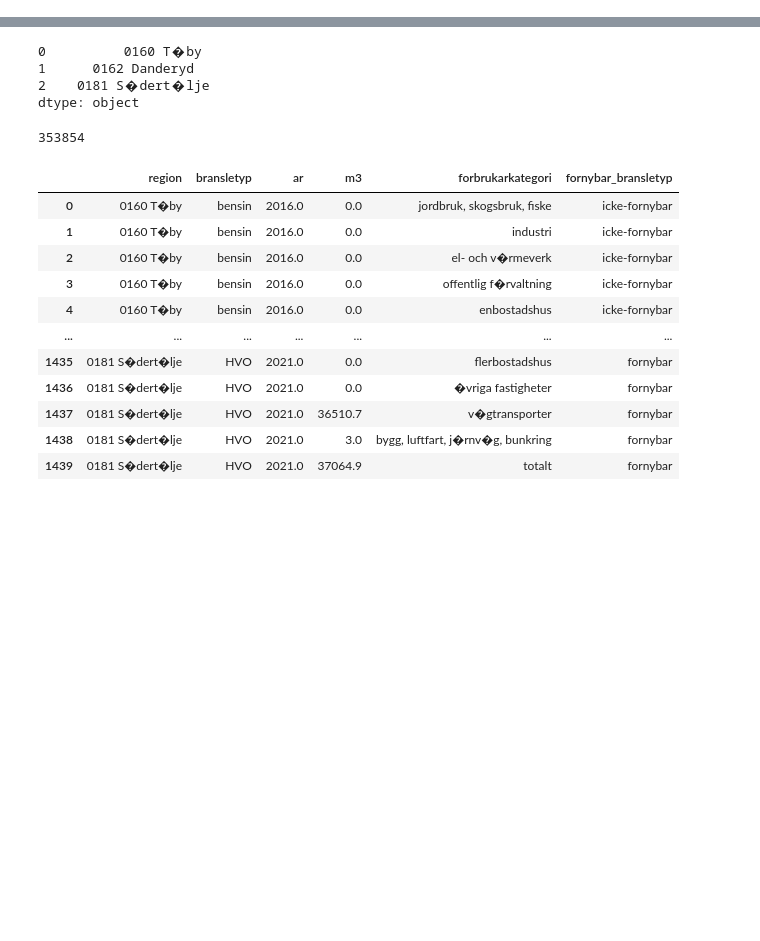
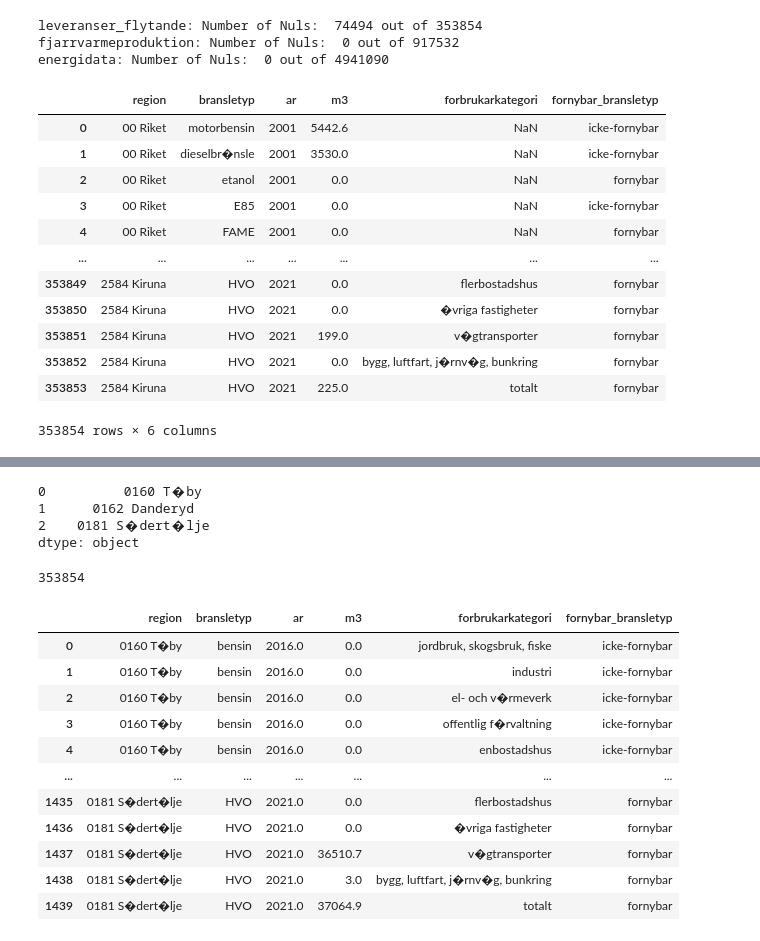
Before and after one commit to mnikolop/case3-swedish-energy, a Jupyter notebook: code/4-descriptive-analysis.ipynb, the cells around one changed output, grey strips where cells are left out. Drawn from its saved outputs; the diff is of its cells as text; code cells hidden in the pictures; blank space fills up the shorter version.

```diff
--- a/code/4-descriptive-analysis.ipynb
+++ b/code/4-descriptive-analysis.ipynb
@@ -62,0 +91,25 @@ freq                     524304
+# %%
+leveranser_flytande.m3 = leveranser_flytande.m3.fillna(method='ffill'); print('leveranser_flytande: Number of Nuls: ', leveranser_flytande.isna().sum().sum(), 'out of', len(leveranser_flytande))
+fjarrvarmeproduktion.MWh = fjarrvarmeproduktion.MWh.interpolate(); print('fjarrvarmeproduktion: Number of Nuls: ', fjarrvarmeproduktion.isna().sum().sum(), 'out of', len(fjarrvarmeproduktion))
+# slutanvandning = slutanvandning.fillna('fffill'); print('slutanvandning: Number of Nuls: ', slutanvandning.isna().sum().sum(), 'out of', len(slutanvandning))
+energidata.MWh = energidata.MWh.fillna(method='ffill'); print('energidata: Number of Nuls: ', energidata.isna().sum().sum(), 'out of', len(energidata))
+# %% [output]
+leveranser_flytande: Number of Nuls:  74494 out of 353854
+fjarrvarmeproduktion: Number of Nuls:  0 out of 917532
+energidata: Number of Nuls:  0 out of 4941090
+# %%
+leveranser_flytande
+# %% [output]
+|  | region | bransletyp | ar | m3 | forbrukarkategori | fornybar_bransletyp |
+| 0 | 00 Riket | motorbensin | 2001 | 5442.6 | NaN | icke-fornybar |
+| 1 | 00 Riket | dieselbr�nsle | 2001 | 3530.0 | NaN | icke-fornybar |
+| 2 | 00 Riket | etanol | 2001 | 0.0 | NaN | fornybar |
+| 3 | 00 Riket | E85 | 2001 | 0.0 | NaN | icke-fornybar |
+| 4 | 00 Riket | FAME | 2001 | 0.0 | NaN | fornybar |
+| ... | ... | ... | ... | ... | ... | ... |
+| 353849 | 2584 Kiruna | HVO | 2021 | 0.0 | flerbostadshus | fornybar |
+| 353850 | 2584 Kiruna | HVO | 2021 | 0.0 | �vriga fastigheter | fornybar |
+| 353851 | 2584 Kiruna | HVO | 2021 | 199.0 | v�gtransporter | fornybar |
+| 353852 | 2584 Kiruna | HVO | 2021 | 0.0 | bygg, luftfart, j�rnv�g, bunkring | fornybar |
+| 353853 | 2584 Kiruna | HVO | 2021 | 225.0 | totalt | fornybar |
+353854 rows × 6 columns
```
Also changed, not shown: parts of 19 cells of this notebook, 1 other file.
